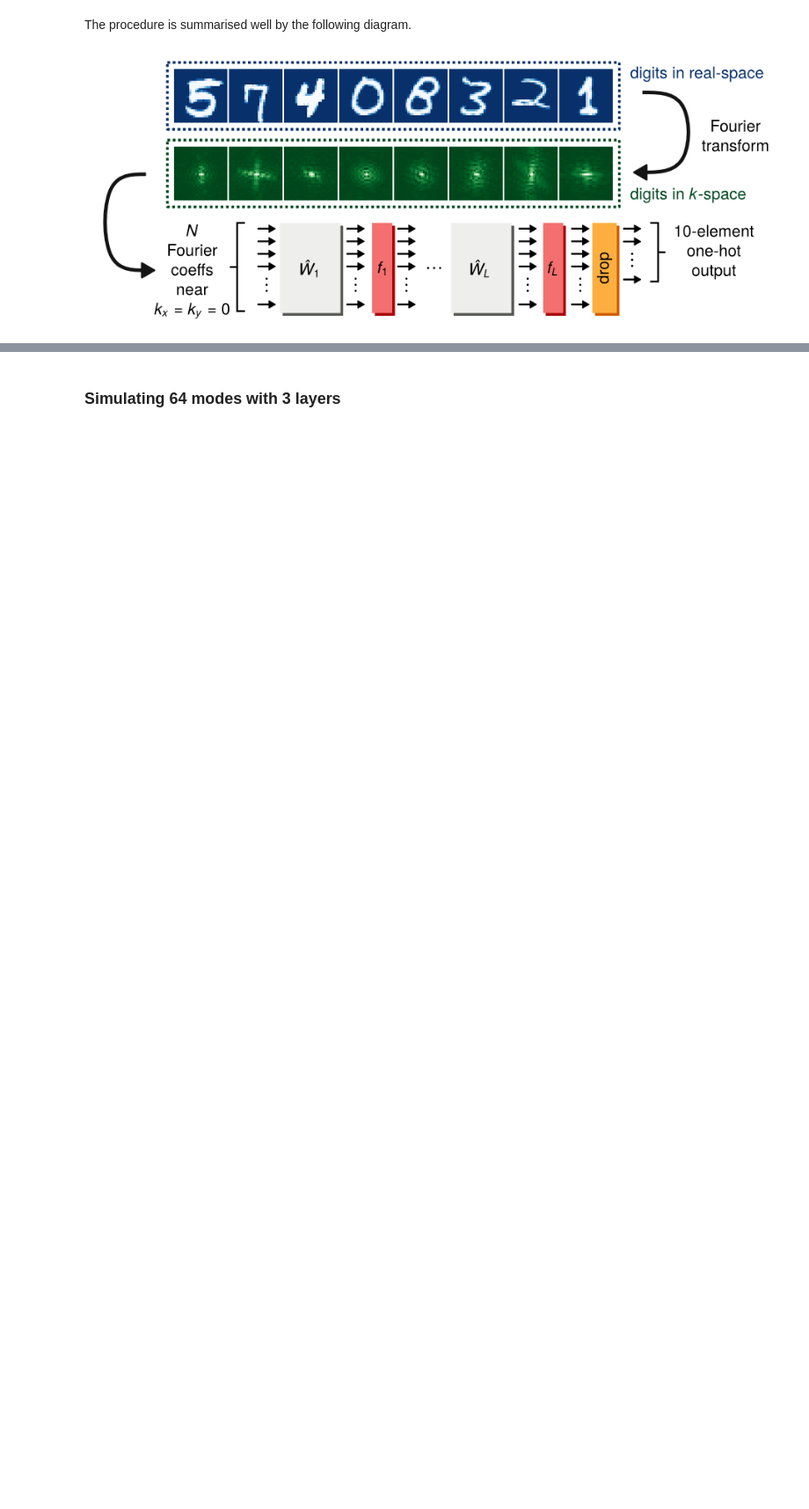
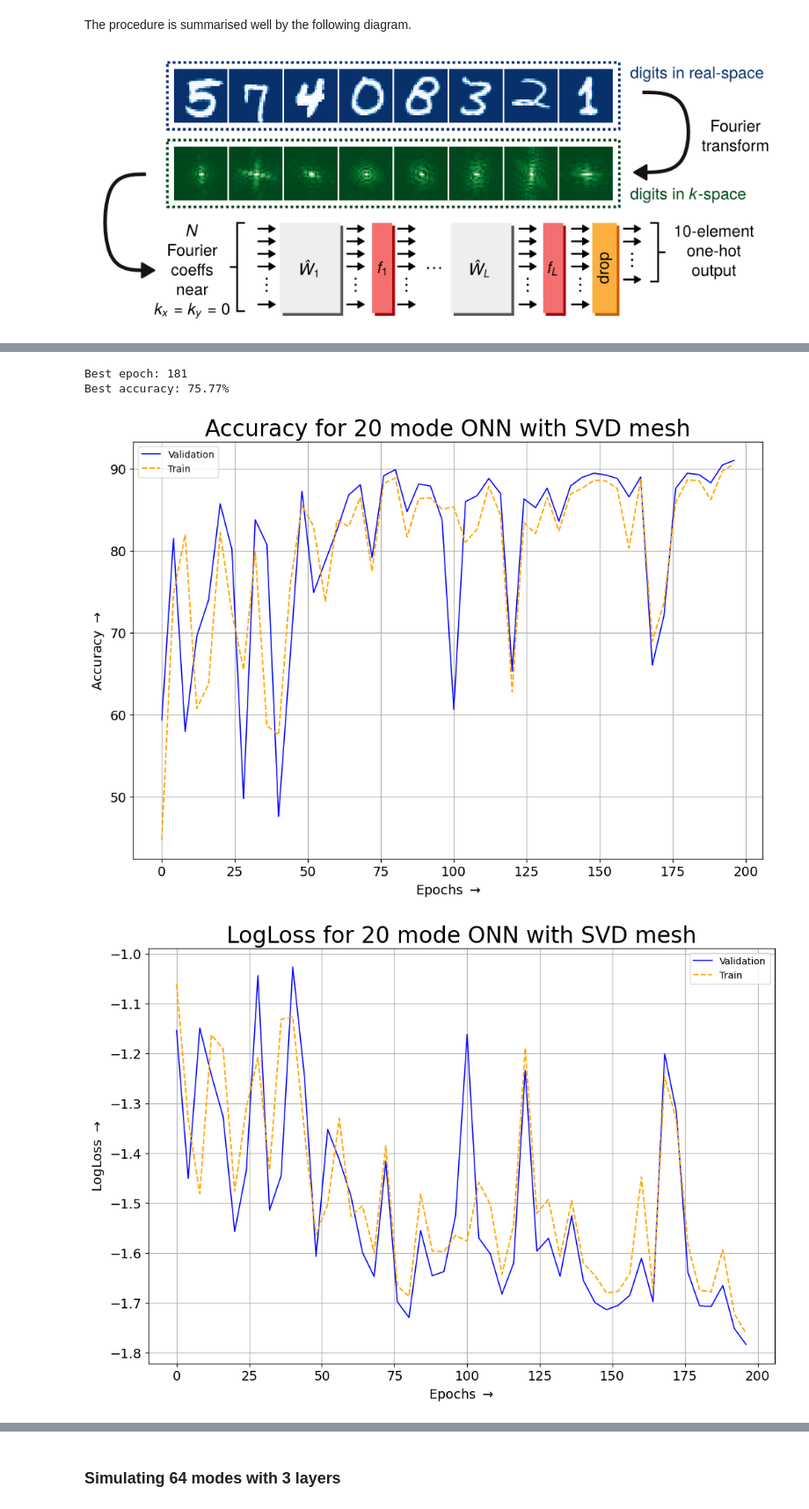
Before and after one commit to kukretianiket/photonic-neural-comp, a Jupyter notebook: training_inference.ipynb, the cells around one changed output, grey strips where cells are left out. Shown at 88% size. Drawn from its saved outputs; the diff is of its cells as text; code cells hidden in the pictures; blank space fills up the shorter version.

```diff
--- a/training_inference.ipynb
+++ b/training_inference.ipynb
@@ -144,0 +376,5 @@ N_classes = 10
+# %%
+model100 = generate_network(100, L=2)
+model100.compile(optimizer='adam', loss='mse', metrics=['accuracy'])
+# %%
+history100 = model100.fit(X_ft, y, epochs=epochs, batch_size=batch_size, validation_data=(X_test_ft, y_test), verbose=2)
@@ -144,0 +400,35 @@ N_classes = 10
+# %%
+
+print("Best epoch:", np.argmax(history100.history['val_accuracy']))
+print("Best accuracy:", f"{max(history100.history['val_accuracy'])*100:.2f}%")
+# %% [output]
+Best epoch: 181
+Best accuracy: 75.77%
+# %%
+
+plt.figure(figsize=(12, 8))
+plt.plot(np.arange(epochs)[::4], np.array(history100.history['val_accuracy'][::4]) * 100, lw=1.2, label='Validation', c='blue')
+plt.plot(np.arange(epochs)[::4], np.array(history100.history['accuracy'][::4]) * 100, lw=1.5, label='Train', ls='--', c='orange')
+plt.xlabel(r'Epochs $\rightarrow$', fontsize=14)
+plt.ylabel(r'Accuracy $\rightarrow$', fontsize=14)
+plt.title(f'Accuracy for 20 mode ONN with SVD mesh', fontsize=24)
+plt.xticks(fontsize=14)
+plt.yticks(fontsize=14)
+plt.legend()
+plt.grid()
+plt.show()
+
+plt.figure(figsize=(12, 8))
+plt.plot(np.arange(epochs)[::4], np.log10(historysvd.history['val_loss'][::4]), lw=1.2, label='Validation', c='blue')
+plt.plot(np.arange(epochs)[::4], np.log10(historysvd.history['loss'][::4]), lw=1.5, label='Train', ls='--', c='orange')
+plt.xlabel(r'Epochs $\rightarrow$', fontsize=14)
+plt.ylabel(r'LogLoss $\rightarrow$', fontsize=14)
+plt.title(f'LogLoss for 20 mode ONN with SVD mesh', fontsize=24)
+plt.xticks(fontsize=14)
+plt.yticks(fontsize=14)
+plt.legend()
+plt.grid()
+plt.show()
+# %% [output]
+[figure, added]
+[figure, added]
```
Also changed, not shown: parts of 34 cells of this notebook, 6 other files.
